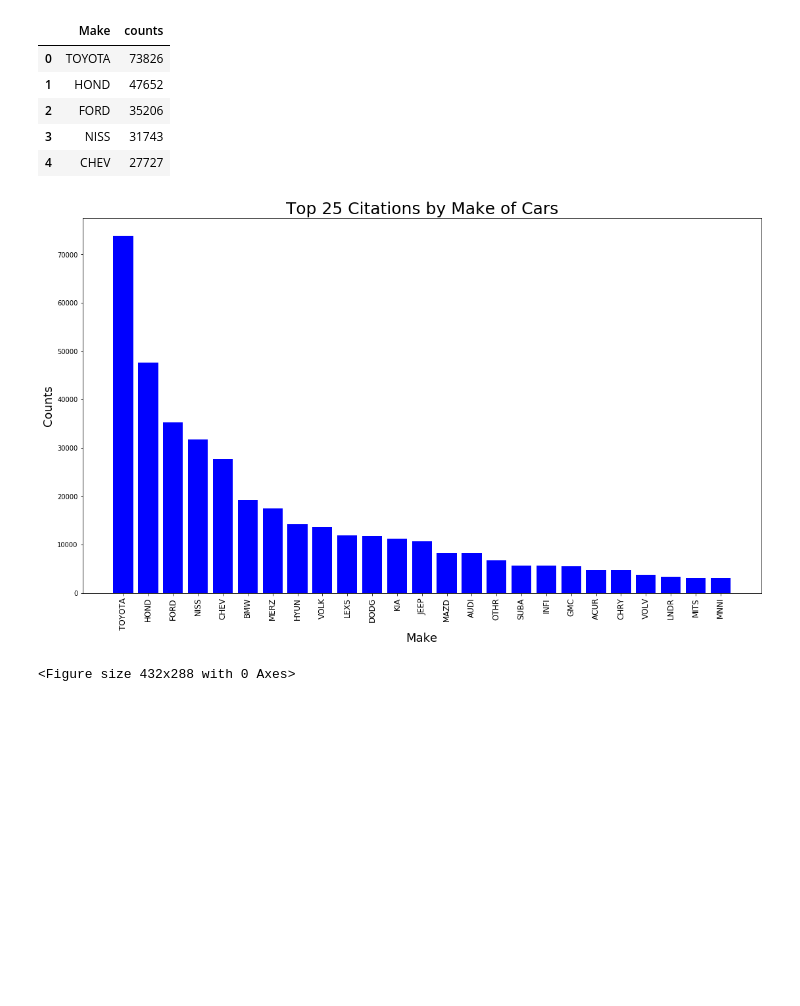
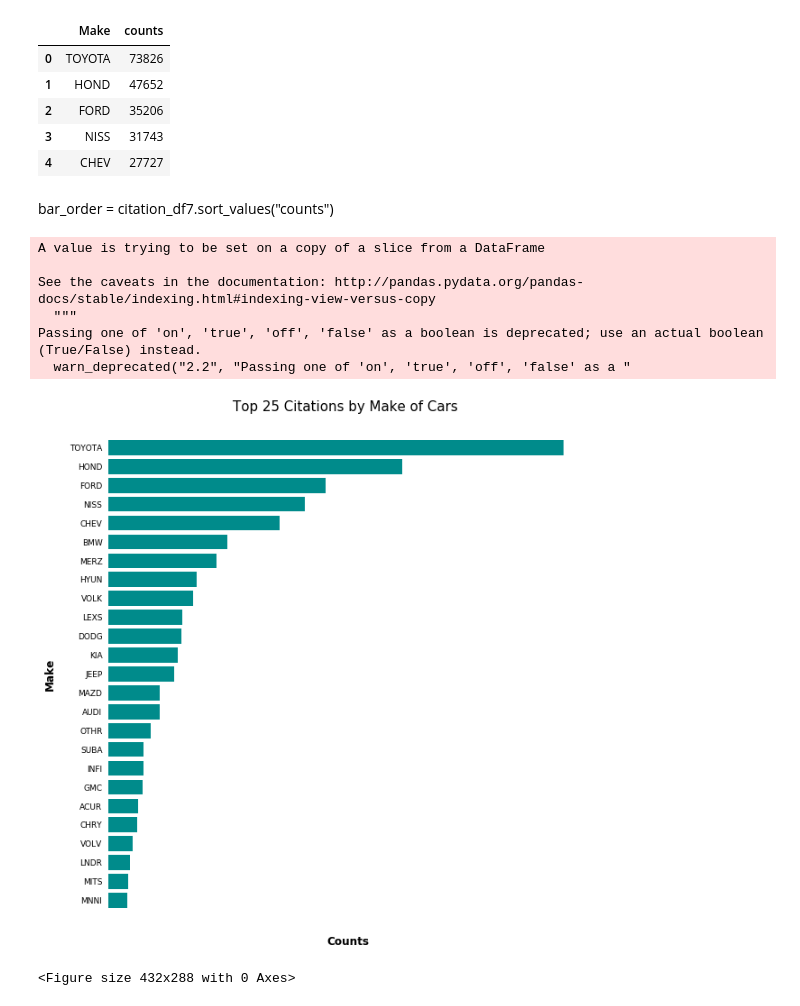
Before and after one commit to chele0630/Team3_Project1, a Jupyter notebook: CitationPy.ipynb, the cells around one changed output. Drawn from its saved outputs; the diff is of its cells as text; code cells hidden in the pictures; blank space fills up the shorter version.

```diff
--- a/CitationPy.ipynb
+++ b/CitationPy.ipynb
@@ -98,22 +98,45 @@ citation_df7.head()
 | 2 | FORD | 35206 |
 | 3 | NISS | 31743 |
 | 4 | CHEV | 27727 |
+# %% [markdown]
+bar_order = citation_df7.sort_values("counts")
 # %%
 #Bar plot for top 25 make of vehicles that got citations
 fig = plt.gcf()
-fig.set_size_inches(18.5, 10.5)
-x_axis=np.arange(len(citation_df7["Make"]))
-plt.bar(x_axis,citation_df7["counts"], color="blue" )
-plt.xlabel('Make', fontsize=18)
-plt.ylabel('Counts', fontsize=18)
-plt.xticks(x_axis, citation_df7["Make"], fontsize=12, rotation=90,)
-plt.title('Top 25 Citations by Make of Cars', fontsize=25)
+fig.set_size_inches(9.5, 10.5)
+y_axis=np.arange(len(citation_df7["Make"]))
+citation_df7.sort_values('counts',inplace=True)
+plt.barh(y_axis,citation_df7["counts"], color="darkcyan", align="center",
+         edgecolor="none",)
+
+#Set labels
+plt.ylabel('Make', fontsize=12, labelpad=15, weight="bold")
+plt.xlabel('Counts', fontsize=12, labelpad=5, weight="bold")
+
+#Edit ticks
+plt.tick_params(axis="both", which="both", bottom="False", top="False", labelbottom="False", left="False", right="False", labelleft="True")
+plt.yticks(y_axis, citation_df7["Make"], fontsize=9, rotation=360,)
+plt.xticks(fontsize=10)
+
+# get rid of the frame
+for spine in plt.gca().spines.values():
+    spine.set_visible(False)
+
+
+plt.title('Top 25 Citations by Make of Cars ', fontsize=15)
 fig.savefig("make_chart.png")
 plt.show()
 plt.clf()
+plt.show()
 # %% [output]
+A value is trying to be set on a copy of a slice from a DataFrame
+
+See the caveats in the documentation: http://pandas.pydata.org/pandas-docs/stable/indexing.html#indexing-view-versus-copy
+  """
+Passing one of 'on', 'true', 'off', 'false' as a boolean is deprecated; use an actual boolean (True/False) instead.
+  warn_deprecated("2.2", "Passing one of 'on', 'true', 'off', 'false' as a "
-[figure, old version]
+[figure, new version]
-<Figure size 432x288 with 0 Axes>
+<Figure size 432x288 with 0 Axes>
 # %%
 #Replace duplicates for all makes in top 30
 citation_df8 = citation_df4["Color"].value_counts()
```
Also changed, not shown: parts of 19 cells of this notebook, 5 other files.
